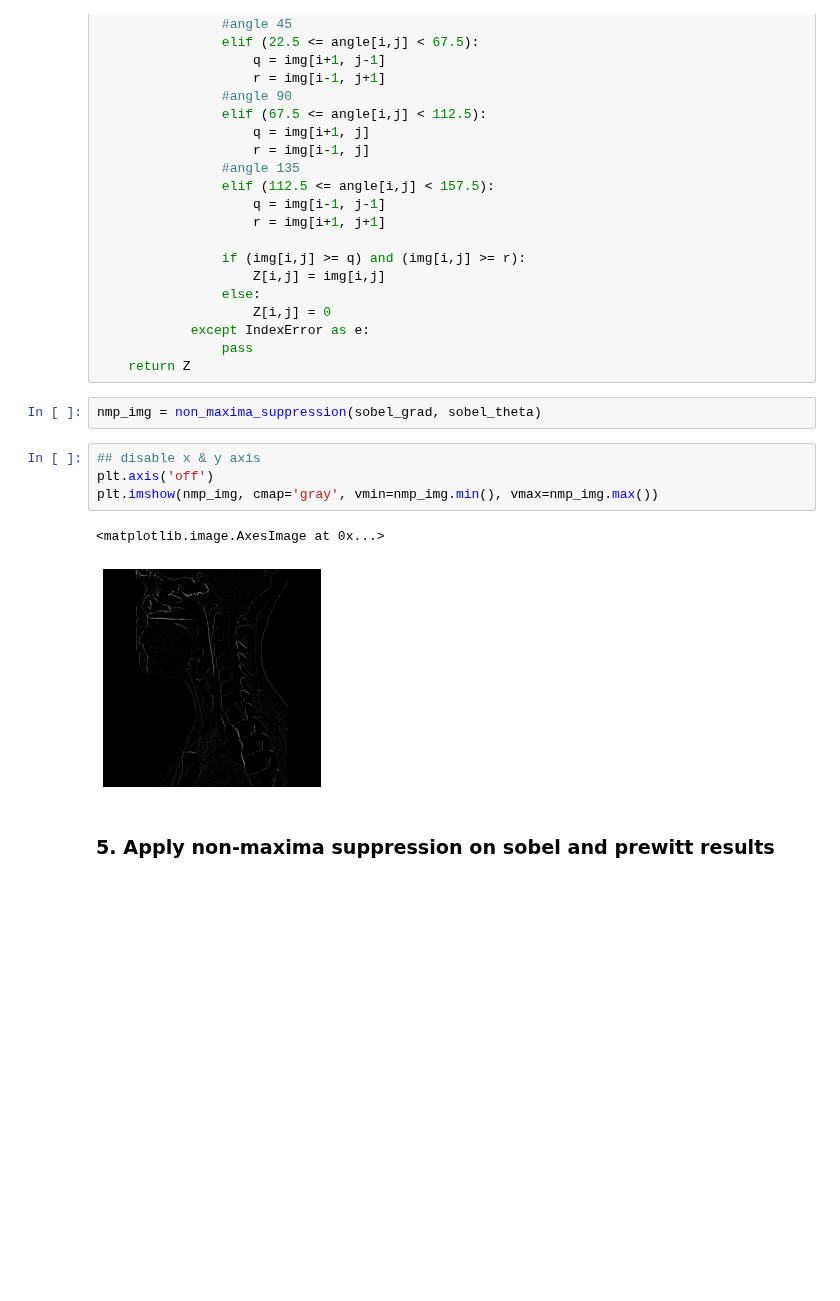
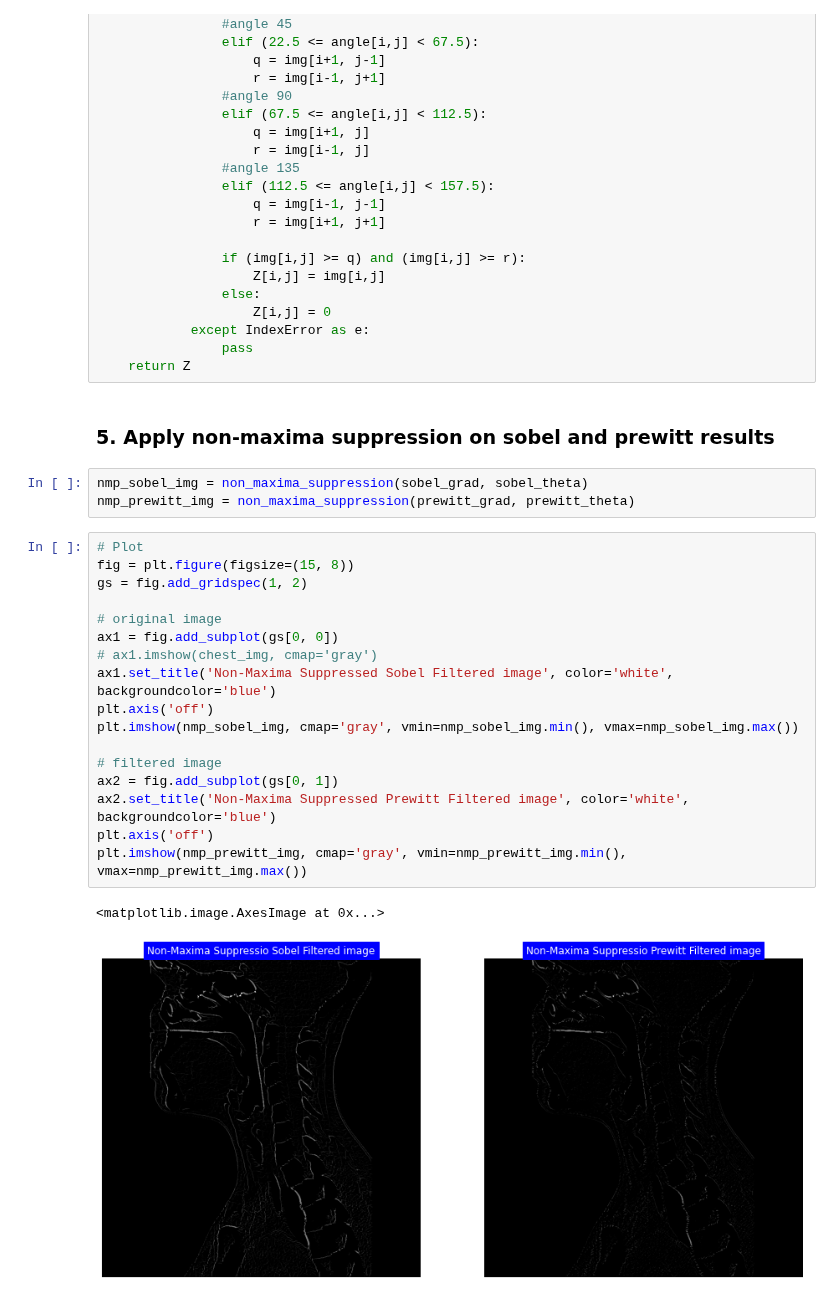
Before and after one commit to zahrasalarian/Digital-Image-Processing-for-Medical-Applications, a Jupyter notebook: HW6/pt-3.ipynb, the cells around one changed output. Drawn from its saved outputs; the diff is of its cells as text; blank space fills up the shorter version.

Commit message:
Applies non-maxima suppression on sobel and prewitt filtered images.

```diff
--- a/HW6/pt-3.ipynb
+++ b/HW6/pt-3.ipynb
@@ -116,14 +116,28 @@ def non_maxima_suppression(img, D):
             except IndexError as e:
                 pass
     return Z
-# %%
-nmp_img = non_maxima_suppression(sobel_grad, sobel_theta)
-# %%
-## disable x & y axis
-plt.axis('off')
-plt.imshow(nmp_img, cmap='gray', vmin=nmp_img.min(), vmax=nmp_img.max())
-# %% [output]
-<matplotlib.image.AxesImage at 0x...>
-[figure, removed]
 # %% [markdown]
 ### 5. Apply non-maxima suppression on sobel and prewitt results
+# %%
+nmp_sobel_img = non_maxima_suppression(sobel_grad, sobel_theta)
+nmp_prewitt_img = non_maxima_suppression(prewitt_grad, prewitt_theta)
+# %%
+# Plot
+fig = plt.figure(figsize=(15, 8))
+gs = fig.add_gridspec(1, 2)
+
+# original image
+ax1 = fig.add_subplot(gs[0, 0])
+# ax1.imshow(chest_img, cmap='gray')
+ax1.set_title('Non-Maxima Suppressed Sobel Filtered image', color='white', backgroundcolor='blue')
+plt.axis('off')
+plt.imshow(nmp_sobel_img, cmap='gray', vmin=nmp_sobel_img.min(), vmax=nmp_sobel_img.max())
+
+# filtered image
+ax2 = fig.add_subplot(gs[0, 1])
+ax2.set_title('Non-Maxima Suppressed Prewitt Filtered image', color='white', backgroundcolor='blue')
+plt.axis('off')
+plt.imshow(nmp_prewitt_img, cmap='gray', vmin=nmp_prewitt_img.min(), vmax=nmp_prewitt_img.max())
+# %% [output]
+<matplotlib.image.AxesImage at 0x...>
+[figure, added]
```
